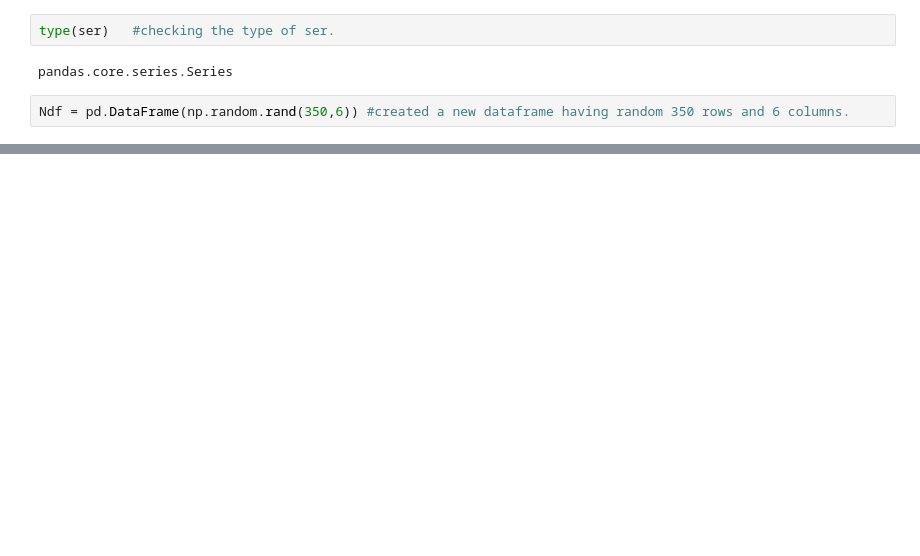
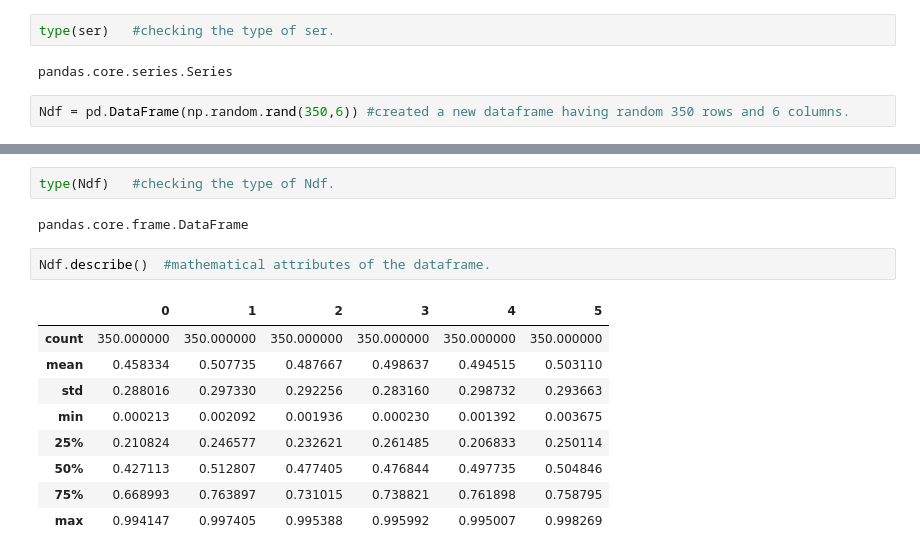
Before and after one commit to 15josh08/Pandas-tutorial, a Jupyter notebook: pandas.ipynb, the cells around one changed output, grey strips where cells are left out. Drawn from its saved outputs; the diff is of its cells as text; blank space fills up the shorter version.

```diff
--- a/pandas.ipynb
+++ b/pandas.ipynb
@@ -153,0 +164,16 @@ Ndf #printed the dataframe
+# %%
+type(Ndf)   #checking the type of Ndf.
+# %% [output]
+pandas.core.frame.DataFrame
+# %%
+Ndf.describe()  #mathematical attributes of the dataframe.
+# %% [output]
+|  | 0 | 1 | 2 | 3 | 4 | 5 |
+| count | 350.000000 | 350.000000 | 350.000000 | 350.000000 | 350.000000 | 350.000000 |
+| mean | 0.458334 | 0.507735 | 0.487667 | 0.498637 | 0.494515 | 0.503110 |
+| std | 0.288016 | 0.297330 | 0.292256 | 0.283160 | 0.298732 | 0.293663 |
+| min | 0.000213 | 0.002092 | 0.001936 | 0.000230 | 0.001392 | 0.003675 |
+| 25% | 0.210824 | 0.246577 | 0.232621 | 0.261485 | 0.206833 | 0.250114 |
+| 50% | 0.427113 | 0.512807 | 0.477405 | 0.476844 | 0.497735 | 0.504846 |
+| 75% | 0.668993 | 0.763897 | 0.731015 | 0.738821 | 0.761898 | 0.758795 |
+| max | 0.994147 | 0.997405 | 0.995388 | 0.995992 | 0.995007 | 0.998269 |
```
Also changed, not shown: parts of 13 cells of this notebook.
